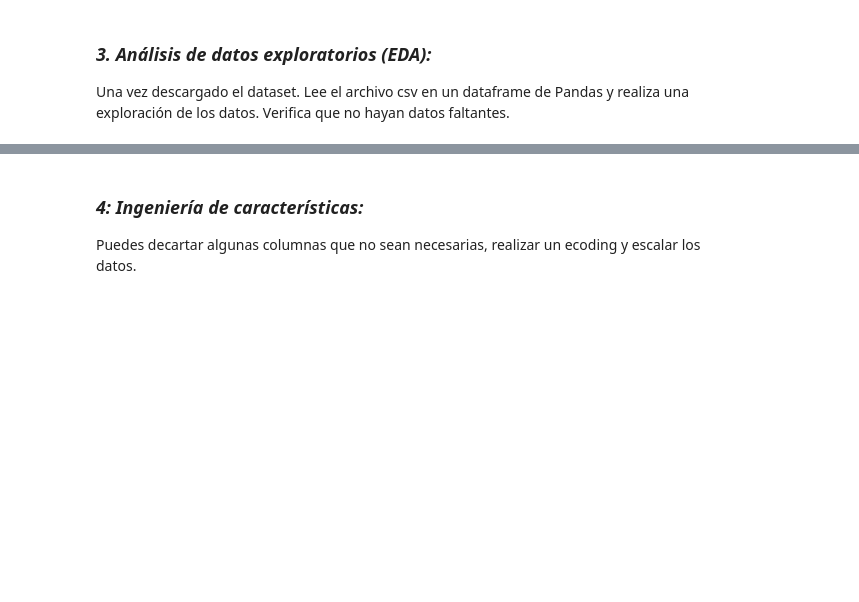
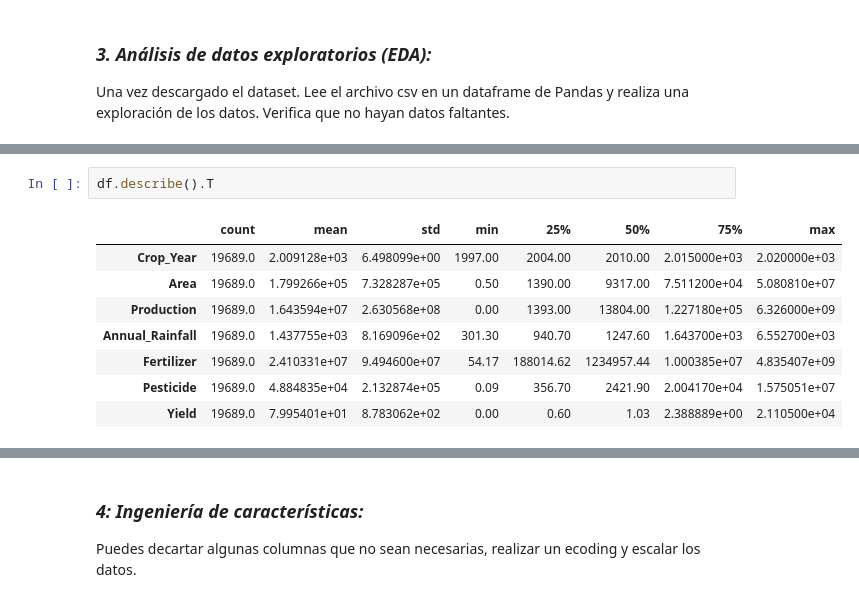
Before and after one commit to Ricardomanuel1/Maestr-a_Ciencia_de_Datos, a Jupyter notebook: MACHINE LEARNING Y DEEP LEARNING/TareaRegresionClasificacion.ipynb, the cells around one changed output, grey strips where cells are left out. Cells and saved outputs as stored; diff of their text form; blank space fills up the shorter version.

```diff
--- a/MACHINE LEARNING Y DEEP LEARNING/TareaRegresionClasificacion.ipynb
+++ b/MACHINE LEARNING Y DEEP LEARNING/TareaRegresionClasificacion.ipynb
@@ -45,0 +90,11 @@ Una vez descargado el dataset. Lee el archivo csv en un dataframe de Pandas y re
+# %%
+df.describe().T
+# %% [output]
+|  | count | mean | std | min | 25% | 50% | 75% | max |
+| Crop_Year | 19689.0 | 2.009128e+03 | 6.498099e+00 | 1997.00 | 2004.00 | 2010.00 | 2.015000e+03 | 2.020000e+03 |
+| Area | 19689.0 | 1.799266e+05 | 7.328287e+05 | 0.50 | 1390.00 | 9317.00 | 7.511200e+04 | 5.080810e+07 |
+| Production | 19689.0 | 1.643594e+07 | 2.630568e+08 | 0.00 | 1393.00 | 13804.00 | 1.227180e+05 | 6.326000e+09 |
+| Annual_Rainfall | 19689.0 | 1.437755e+03 | 8.169096e+02 | 301.30 | 940.70 | 1247.60 | 1.643700e+03 | 6.552700e+03 |
+| Fertilizer | 19689.0 | 2.410331e+07 | 9.494600e+07 | 54.17 | 188014.62 | 1234957.44 | 1.000385e+07 | 4.835407e+09 |
+| Pesticide | 19689.0 | 4.884835e+04 | 2.132874e+05 | 0.09 | 356.70 | 2421.90 | 2.004170e+04 | 1.575051e+07 |
+| Yield | 19689.0 | 7.995401e+01 | 8.783062e+02 | 0.00 | 0.60 | 1.03 | 2.388889e+00 | 2.110500e+04 |
```
Also changed, not shown: parts of 50 cells of this notebook.
